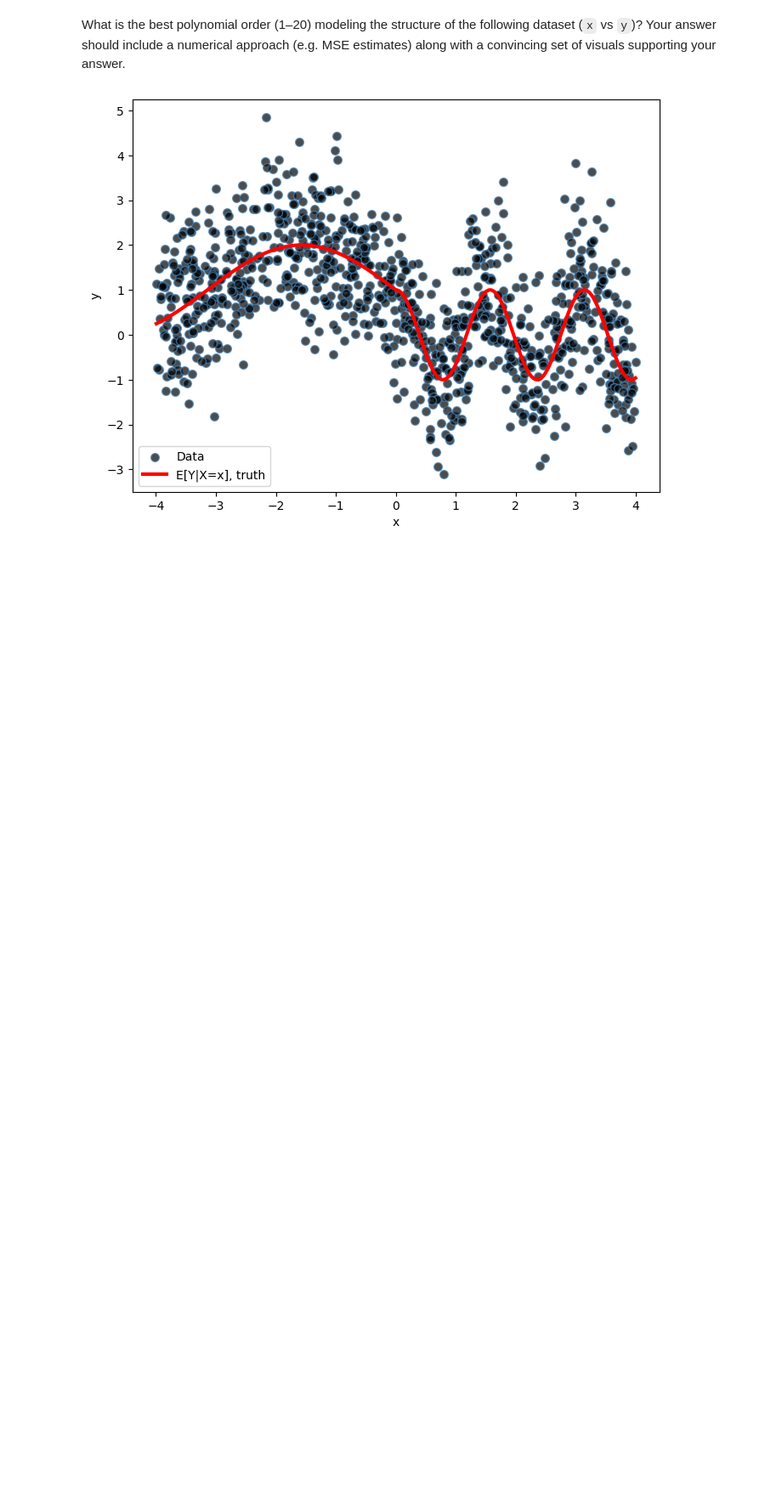
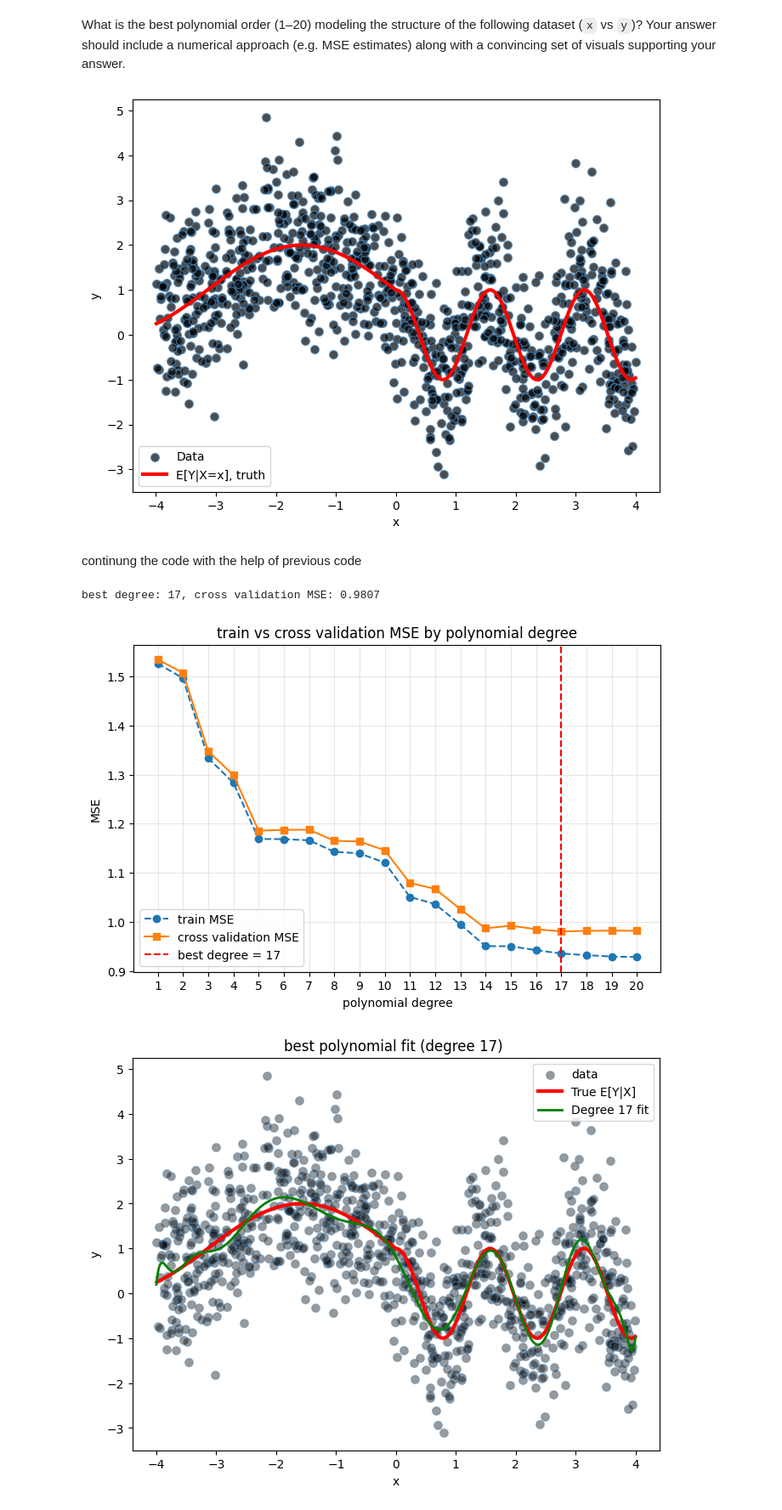
Before and after one commit to YashviKommidi/Machine_learning_26, a Jupyter notebook: KOMMIDI_HW5.ipynb, the cells around one changed output. Shown at 85% size. Cells and saved outputs as stored; diff of their text form; code cells hidden in the pictures; blank space fills up the shorter version.

```diff
--- a/KOMMIDI_HW5.ipynb
+++ b/KOMMIDI_HW5.ipynb
@@ -594,3 +594,79 @@ plt.legend(loc='lower left')
 plt.show()
 # %% [output]
 [figure]
+# %% [markdown]
+continung the code with the help of previous code
+# %%
+from sklearn.preprocessing import PolynomialFeatures
+from sklearn.linear_model import LinearRegression
+from sklearn.pipeline import Pipeline
+from sklearn.model_selection import KFold
+from sklearn.metrics import mean_squared_error
+
+# using the 10-fold Cross validation for degrees 1 to 20
+X = x.reshape(-1, 1)
+kf = KFold(n_splits=10, shuffle=True, random_state=42)
+degrees = list(range(1, 21))
+
+# creating lists to store average MSE across folds for each degree
+cv_mse = []
+train_mse = []
+
+for deg in degrees:
+    fold_val_errors = []
+    fold_train_errors = []
+
+    for train_idx, val_idx in kf.split(X):
+        #splitting the data into training and validation sets
+        X_train, X_val = X[train_idx], X[val_idx]
+        y_train, y_val = y[train_idx], y[val_idx]
+
+        # building the  pipeline
+        model = Pipeline([('poly', PolynomialFeatures(degree=deg)), ('lr', LinearRegression())])
+        model.fit(X_train, y_train)
+
+        fold_val_errors.append(mean_squared_error(y_val, model.predict(X_val)))
+        fold_train_errors.append(mean_squared_error(y_train, model.predict(X_train)))
+
+    cv_mse.append(np.mean(fold_val_errors))
+    train_mse.append(np.mean(fold_train_errors))
+
+
+cv_mse = np.array(cv_mse)
+train_mse = np.array(train_mse)
+
+#selecting the best degree
+best_deg = degrees[np.argmin(cv_mse)]
+print(f"best degree: {best_deg}, cross validation MSE: {cv_mse[best_deg-1]:.4f}")
+
+# plotting the first plot between train MSE vs cross validation MSE
+plt.figure(figsize=(8, 5))
+plt.plot(degrees, train_mse, 'o--', label='train MSE')
+plt.plot(degrees, cv_mse, 's-', label='cross validation MSE')
+plt.axvline(best_deg, color='red', linestyle='--', label=f'best degree = {best_deg}')
+plt.xlabel('polynomial degree')
+plt.ylabel('MSE')
+plt.title('train vs cross validation MSE by polynomial degree')
+plt.xticks(degrees)
+plt.legend()
+plt.grid(True, alpha=0.3)
+plt.show()
+
+#plotting the second plot between fitted curve for best degree vs true function
+x_plot = np.linspace(-4, 4, 600).reshape(-1, 1)
+best_model = Pipeline([('poly', PolynomialFeatures(degree=best_deg)), ('lr', LinearRegression())])
+best_model.fit(X, y)
+
+plt.figure(figsize=(8, 6))
+plt.scatter(x, y, color='black', edgecolor='steelblue', s=50, alpha=0.4, label='data')
+plt.plot(x_ordered, mu_ordered, color='red', lw=3, label='True E[Y|X]')
+plt.plot(x_plot, best_model.predict(x_plot), color='green', lw=2, label=f'Degree {best_deg} fit')
+plt.xlabel('x')
+plt.ylabel('y')
+plt.title(f'best polynomial fit (degree {best_deg}) ')
+plt.legend()
+plt.show()
+# %% [output]
+best degree: 17, cross validation MSE: 0.9807
+[figure, added]
+[figure, added]
```
Also changed, not shown: parts of 1 cell of this notebook.
